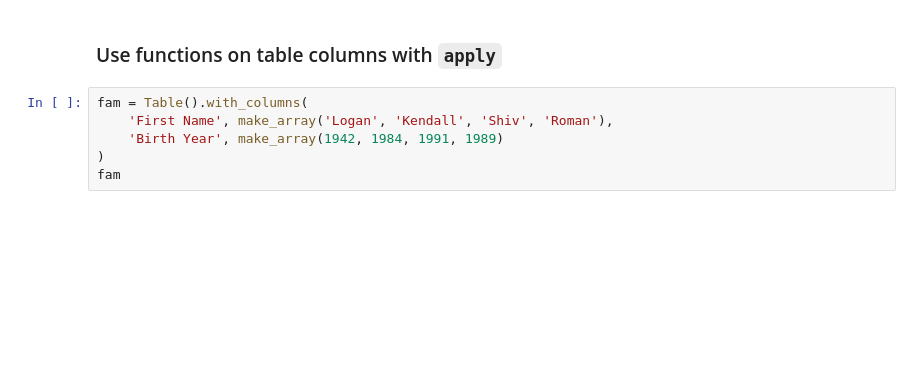
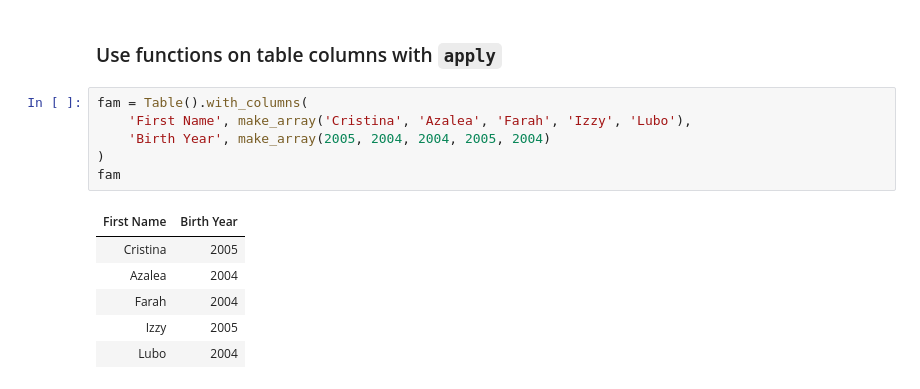
Before and after one commit to data-8/materials-fa24, a Jupyter notebook: lec/lec09/lec09.ipynb, the cells around one changed output. Cells and saved outputs as stored; diff of their text form; blank space fills up the shorter version.

```diff
--- a/lec/lec09/lec09.ipynb
+++ b/lec/lec09/lec09.ipynb
@@ -132,10 +178,17 @@ name_and_age('Joe', 1942)
 ### Use functions on table columns with `apply`
 # %%
 fam = Table().with_columns(
-    'First Name', make_array('Logan', 'Kendall', 'Shiv', 'Roman'),
-    'Birth Year', make_array(1942, 1984, 1991, 1989)
+    'First Name', make_array('Cristina', 'Azalea', 'Farah', 'Izzy', 'Lubo'),
+    'Birth Year', make_array(2005, 2004, 2004, 2005, 2004)
 )
 fam
+# %% [output]
+| First Name | Birth Year |
+| Cristina | 2005 |
+| Azalea | 2004 |
+| Farah | 2004 |
+| Izzy | 2005 |
+| Lubo | 2004 |
 # %%
 make_array(age(fam.column('Birth Year').item(0)),
            age(fam.column('Birth Year').item(1)),
```
Also changed, not shown: parts of 23 cells of this notebook.
